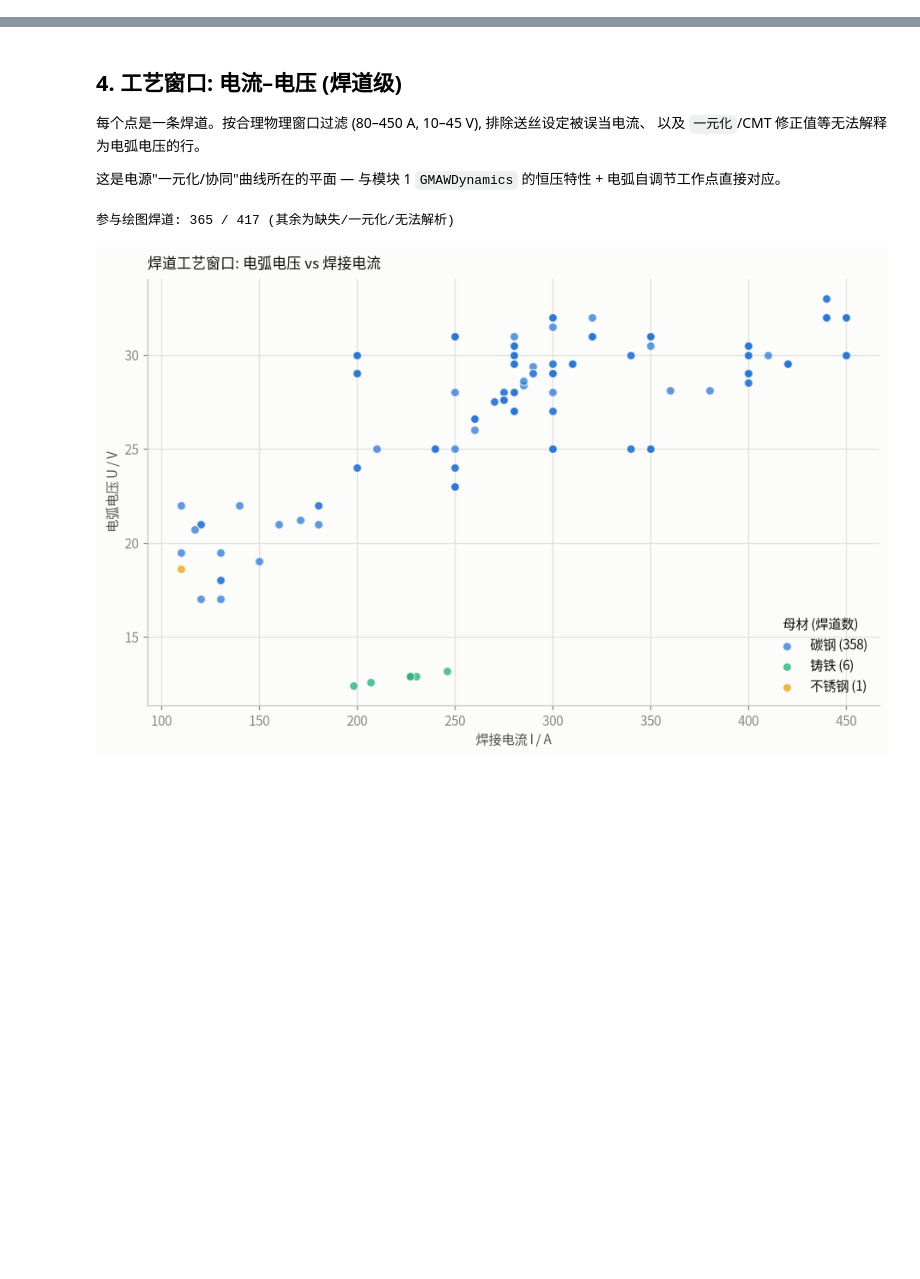
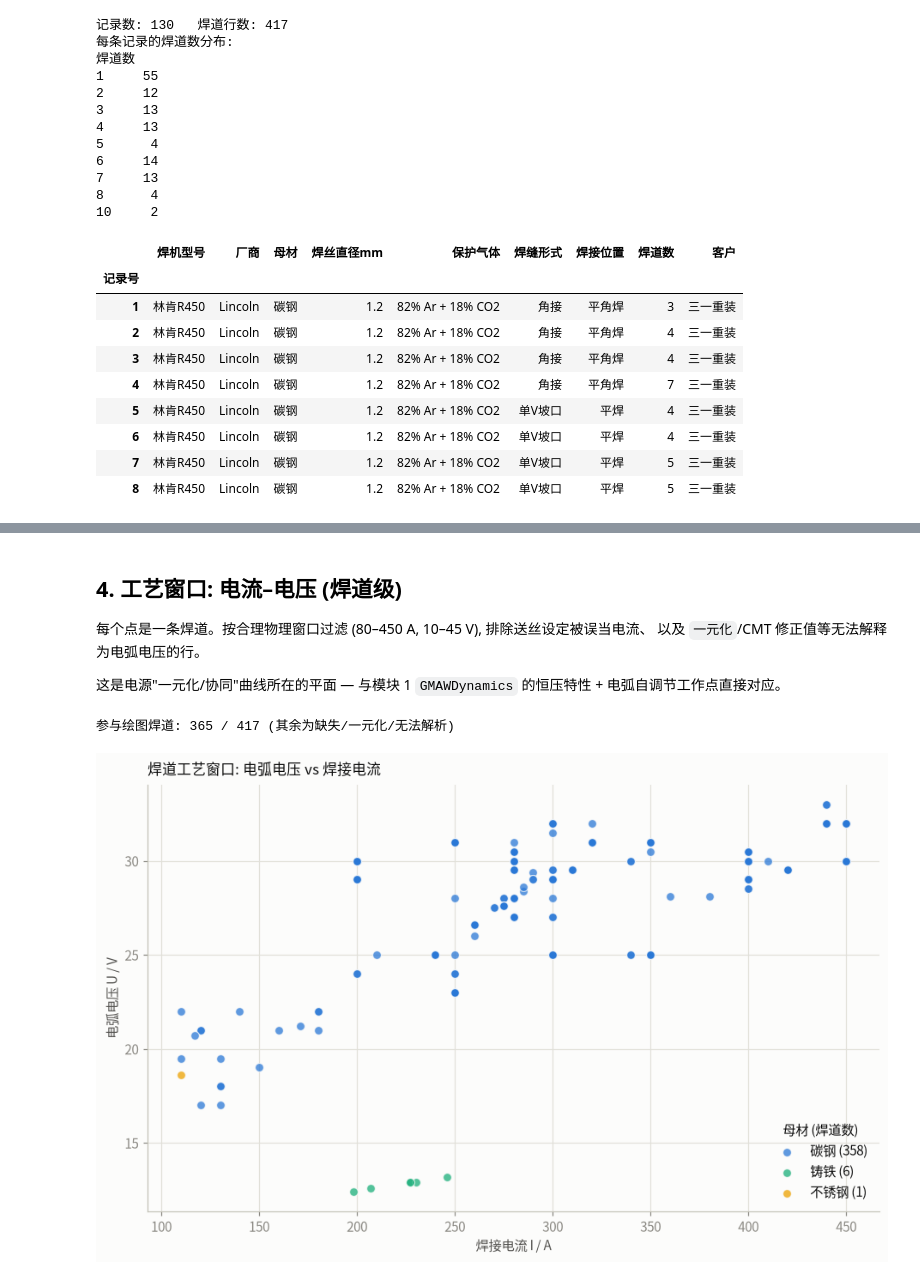
Before and after one commit to Binjian/welding-dynamics, a Jupyter notebook: notebooks/welding_parameter_database_exploration.ipynb, the cells around one changed output, grey strips where cells are left out. Cells and saved outputs as stored; diff of their text form; code cells hidden in the pictures; blank space fills up the shorter version.

```diff
--- a/notebooks/welding_parameter_database_exploration.ipynb
+++ b/notebooks/welding_parameter_database_exploration.ipynb
@@ -149,3 +82,54 @@ rec[["焊机型号", "母材", "焊丝直径", "保护气体", "焊缝形式", "
+# %%
+procs = list(coll.find({"doc_type": "procedure"}).sort("record_id", 1))
+
+rec_rows, pass_rows = [], []
+for d in procs:
+    rid = d["record_id"]
+    rec_rows.append({
+        "记录号": rid, "焊机型号": d["machine"]["model_raw"], "厂商": d["machine"]["manufacturer"],
+        "母材": d["base_metal"], "焊丝直径mm": d["wire"]["diameter_mm"], "焊丝种类": d["wire"]["type"],
+        "保护气体": d["shielding_gas"], "焊缝形式": d["joint"]["seam_type"],
+        "焊接位置": d["joint"]["position"], "焊脚尺寸": d["joint"]["leg_size"],
+        "客户": d["source"]["customer"], "录入日期": d["source"]["entry_date"], "焊道数": d["n_passes"],
+    })
+    for p in d["passes"]:
+        pass_rows.append({
+            "记录号": rid, "母材": d["base_metal"], "道号": p["pass_no"],
+            "电流A": p["current_A"], "电压V": p["voltage_V"], "速度mm/s": p["travel_speed_mm_s"],
+            "热输入J/mm": p["heat_input_J_mm"],
+            "摆频Hz": p["weave"]["frequency_Hz"], "摆幅mm": p["weave"]["amplitude_mm"],
+        })
+
+rec = pd.DataFrame(rec_rows).set_index("记录号")
+df = pd.DataFrame(pass_rows)
+
+print(f"记录数: {len(rec)}   焊道行数: {len(df)}")
+print("每条记录的焊道数分布:")
+print(rec["焊道数"].value_counts().sort_index().to_string())
+rec[["焊机型号", "厂商", "母材", "焊丝直径mm", "保护气体", "焊缝形式", "焊接位置", "焊道数", "客户"]].head(8)
+# %% [output]
+记录数: 130   焊道行数: 417
+每条记录的焊道数分布:
+焊道数
+1     55
+2     12
+3     13
+4     13
+5      4
+6     14
+7     13
+8      4
+10     2
+|  | 焊机型号 | 厂商 | 母材 | 焊丝直径mm | 保护气体 | 焊缝形式 | 焊接位置 | 焊道数 | 客户 |
+| 记录号 |  |  |  |  |  |  |  |  |  |
+| 1 | 林肯R450 | Lincoln | 碳钢 | 1.2 | 82% Ar + 18% CO2 | 角接 | 平角焊 | 3 | 三一重装 |
+| 2 | 林肯R450 | Lincoln | 碳钢 | 1.2 | 82% Ar + 18% CO2 | 角接 | 平角焊 | 4 | 三一重装 |
+| 3 | 林肯R450 | Lincoln | 碳钢 | 1.2 | 82% Ar + 18% CO2 | 角接 | 平角焊 | 4 | 三一重装 |
+| 4 | 林肯R450 | Lincoln | 碳钢 | 1.2 | 82% Ar + 18% CO2 | 角接 | 平角焊 | 7 | 三一重装 |
+| 5 | 林肯R450 | Lincoln | 碳钢 | 1.2 | 82% Ar + 18% CO2 | 单V坡口 | 平焊 | 4 | 三一重装 |
+| 6 | 林肯R450 | Lincoln | 碳钢 | 1.2 | 82% Ar + 18% CO2 | 单V坡口 | 平焊 | 4 | 三一重装 |
+| 7 | 林肯R450 | Lincoln | 碳钢 | 1.2 | 82% Ar + 18% CO2 | 单V坡口 | 平焊 | 5 | 三一重装 |
+| 8 | 林肯R450 | Lincoln | 碳钢 | 1.2 | 82% Ar + 18% CO2 | 单V坡口 | 平焊 | 5 | 三一重装 |
 # %% [markdown]
 ## 3. 设备与工况分布 (记录级)
 
```
Also changed, not shown: parts of 20 cells of this notebook, 4 other files.
